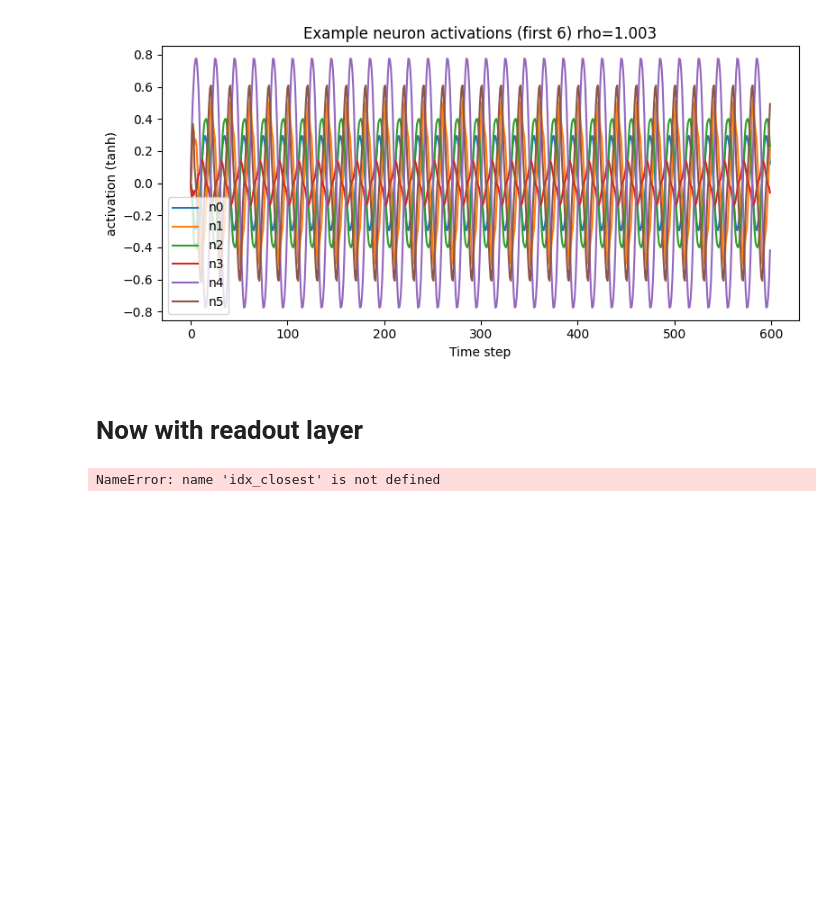
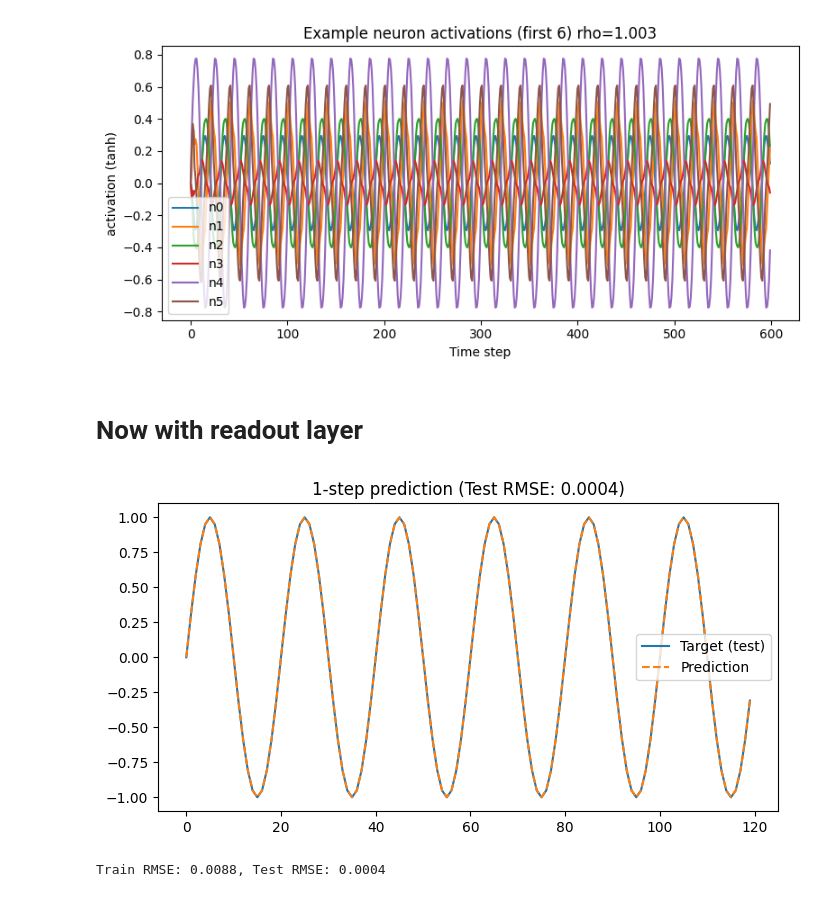
Before and after one commit to FreshMedlar/EvoReservoir, a Jupyter notebook: chaos.ipynb, the cells around one changed output. Drawn from its saved outputs; the diff is of its cells as text; code cells hidden in the pictures; blank space fills up the shorter version.

```diff
--- a/chaos.ipynb
+++ b/chaos.ipynb
@@ -326,7 +326,8 @@ def experiment_and_plot_with_input(
             "lyapunov": lyap,
             "lyap_exploded": lyap_exploded,
             "final_norm": final_norm,
-            "states": xs
+            "states": xs,
+            "inputs": inputs  # <-- added inputs here
         })
         print(f"rho={rho:.3f} | exploded_run={exploded} | lyapunov={lyap:.6e} | final_norm={final_norm:.3e}")
 
@@ -434,31 +435,33 @@ def train_and_test_readout(
     # Train readout
     readout = Ridge(alpha=alpha)
     readout.fit(X_train, y_train)
 
     # Evaluate
     train_pred = readout.predict(X_train)
     test_pred = readout.predict(X_test)
     train_rmse = np.sqrt(mean_squared_error(y_train, train_pred))
     test_rmse = np.sqrt(mean_squared_error(y_test, test_pred))
 
     if plot_results:
         plt.figure(figsize=(8,4))
         plt.plot(y_test, label="Target (test)")
         plt.plot(test_pred, label="Prediction", linestyle="--")
         plt.title(f"{target_steps_ahead}-step prediction (Test RMSE: {test_rmse:.4f})")
         plt.legend()
         plt.show()
 
     return readout, train_rmse, test_rmse
 
 
+idx_closest = 0  # Only one result in 'results', so index is 0
 chosen = results[idx_closest]  # Use the results for rho closest to 1.0
 readout, train_rmse, test_rmse = train_and_test_readout(
     states=chosen["states"],
     inputs=chosen["inputs"].flatten(),
     target_steps_ahead=1,
     alpha=1e-6
 )
 print(f"Train RMSE: {train_rmse:.4f}, Test RMSE: {test_rmse:.4f}")
 # %% [output]
+[figure, added]
-NameError: name 'idx_closest' is not defined
+Train RMSE: 0.0088, Test RMSE: 0.0004
```
Also changed, not shown: 5 other files.
